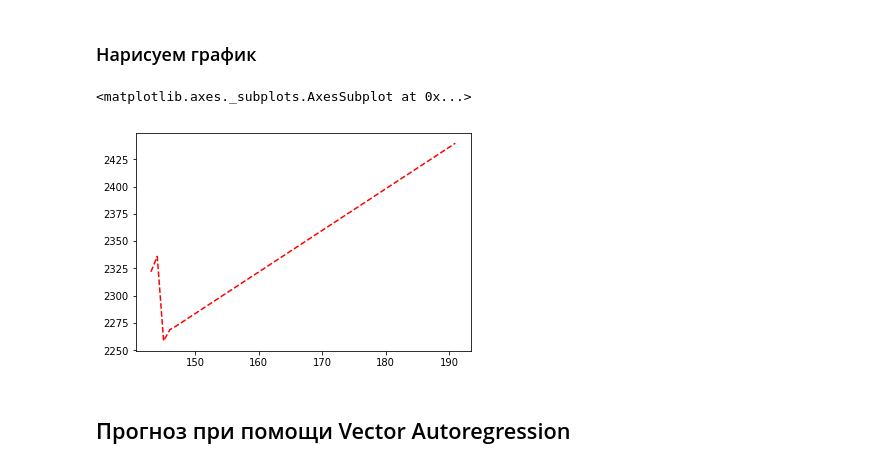
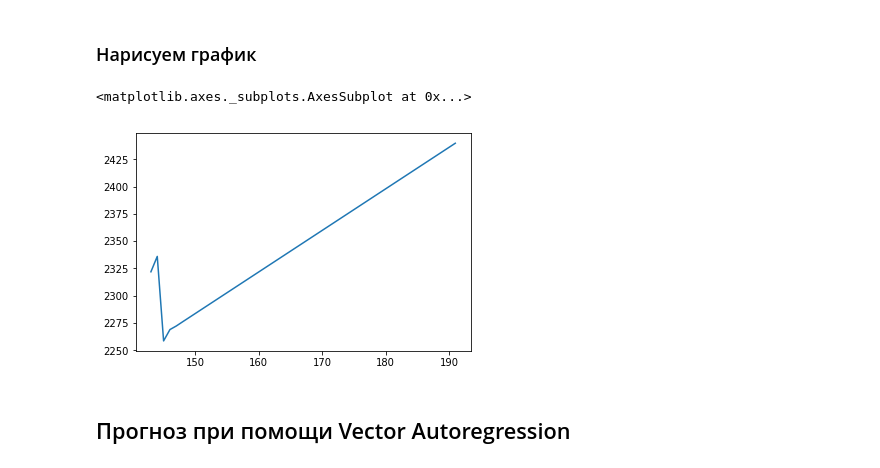
Before and after one commit to antonlagunov1623/ITechArt_lab, a Jupyter notebook: task1.ipynb, the cells around one changed output. Cells and saved outputs as stored; diff of their text form; code cells hidden in the pictures.

```diff
--- a/task1.ipynb
+++ b/task1.ipynb
@@ -586,10 +593,10 @@ dtype: float64
 # %% [markdown]
 ### Нарисуем график
 # %%
-new_pred.plot(style='r--')
+new_pred.plot()
 # %% [output]
 <matplotlib.axes._subplots.AxesSubplot at 0x...>
-[figure, old version]
+[figure, new version]
 # %% [markdown]
 ## Прогноз при помощи Vector Autoregression
 # %% [markdown]
```
Also changed, not shown: parts of 38 cells of this notebook.
